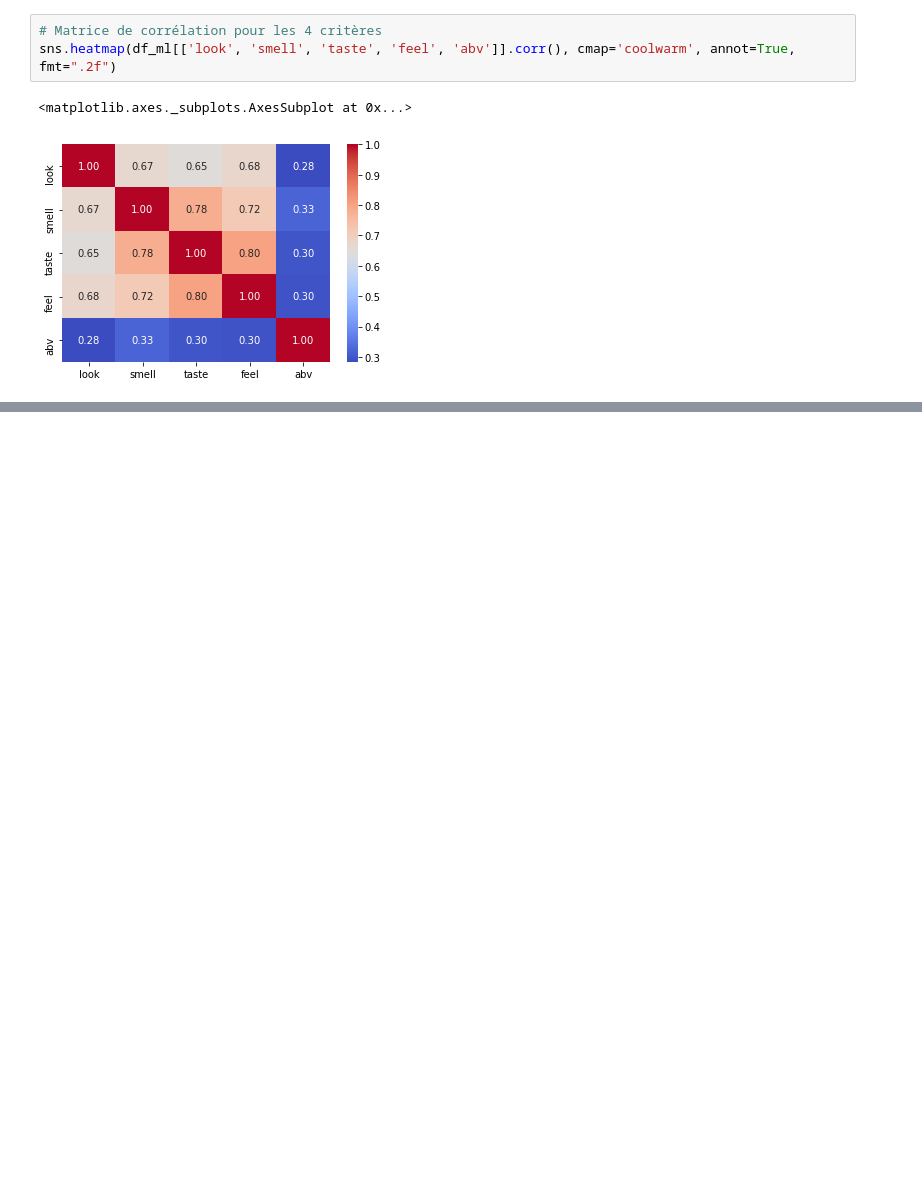
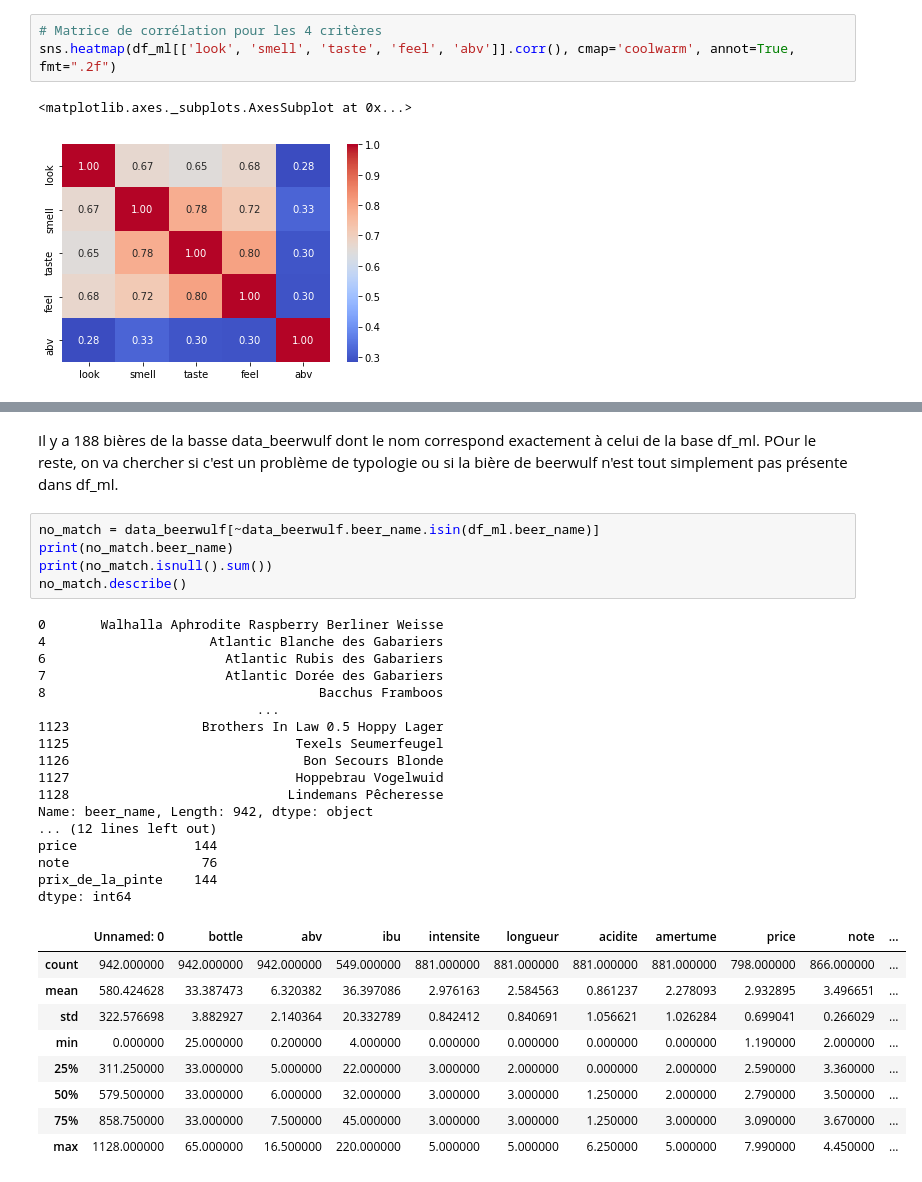
Before and after one commit to rhomain-rangeay/Projet-Python-pour-le-Data-Scientist, a Jupyter notebook: Projet_python_data_scientist.ipynb, the cells around one changed output, grey strips where cells are left out. Cells and saved outputs as stored; diff of their text form; blank space fills up the shorter version.

```diff
--- a/Projet_python_data_scientist.ipynb
+++ b/Projet_python_data_scientist.ipynb
@@ -422,0 +450,34 @@ sns.heatmap(df_ml[['look', 'smell', 'taste', 'feel', 'abv']].corr(), cmap='coolw
+# %% [markdown]
+Il y a 188 bières de la basse data_beerwulf dont le nom correspond exactement à celui de la base df_ml. POur le reste, on va chercher si c'est un problème de typologie ou si la bière de beerwulf n'est tout simplement pas présente dans df_ml.
+# %%
+no_match = data_beerwulf[~data_beerwulf.beer_name.isin(df_ml.beer_name)]
+print(no_match.beer_name)
+print(no_match.isnull().sum())
+no_match.describe()
+# %% [output]
+0       Walhalla Aphrodite Raspberry Berliner Weisse
+4                     Atlantic Blanche des Gabariers
+6                       Atlantic Rubis des Gabariers
+7                       Atlantic Dorée des Gabariers
+8                                   Bacchus Framboos
+                            ...
+1123                 Brothers In Law 0.5 Hoppy Lager
+1125                             Texels Seumerfeugel
+1126                              Bon Secours Blonde
+1127                             Hoppebrau Vogelwuid
+1128                            Lindemans Pêcheresse
+Name: beer_name, Length: 942, dtype: object
+... (12 lines left out)
+price               144
+note                 76
+prix_de_la_pinte    144
+dtype: int64
+|  | Unnamed: 0 | bottle | abv | ibu | intensite | longueur | acidite | amertume | price | note | ... |
+| count | 942.000000 | 942.000000 | 942.000000 | 549.000000 | 881.000000 | 881.000000 | 881.000000 | 881.000000 | 798.000000 | 866.000000 | ... |
+| mean | 580.424628 | 33.387473 | 6.320382 | 36.397086 | 2.976163 | 2.584563 | 0.861237 | 2.278093 | 2.932895 | 3.496651 | ... |
+| std | 322.576698 | 3.882927 | 2.140364 | 20.332789 | 0.842412 | 0.840691 | 1.056621 | 1.026284 | 0.699041 | 0.266029 | ... |
+| min | 0.000000 | 25.000000 | 0.200000 | 4.000000 | 0.000000 | 0.000000 | 0.000000 | 0.000000 | 1.190000 | 2.000000 | ... |
+| 25% | 311.250000 | 33.000000 | 5.000000 | 22.000000 | 3.000000 | 2.000000 | 0.000000 | 2.000000 | 2.590000 | 3.360000 | ... |
+| 50% | 579.500000 | 33.000000 | 6.000000 | 32.000000 | 3.000000 | 3.000000 | 1.250000 | 2.000000 | 2.790000 | 3.500000 | ... |
+| 75% | 858.750000 | 33.000000 | 7.500000 | 45.000000 | 3.000000 | 3.000000 | 1.250000 | 3.000000 | 3.090000 | 3.670000 | ... |
+| max | 1128.000000 | 65.000000 | 16.500000 | 220.000000 | 5.000000 | 5.000000 | 6.250000 | 5.000000 | 7.990000 | 4.450000 | ... |
```
Also changed, not shown: parts of 20 cells of this notebook, 1 other file.
